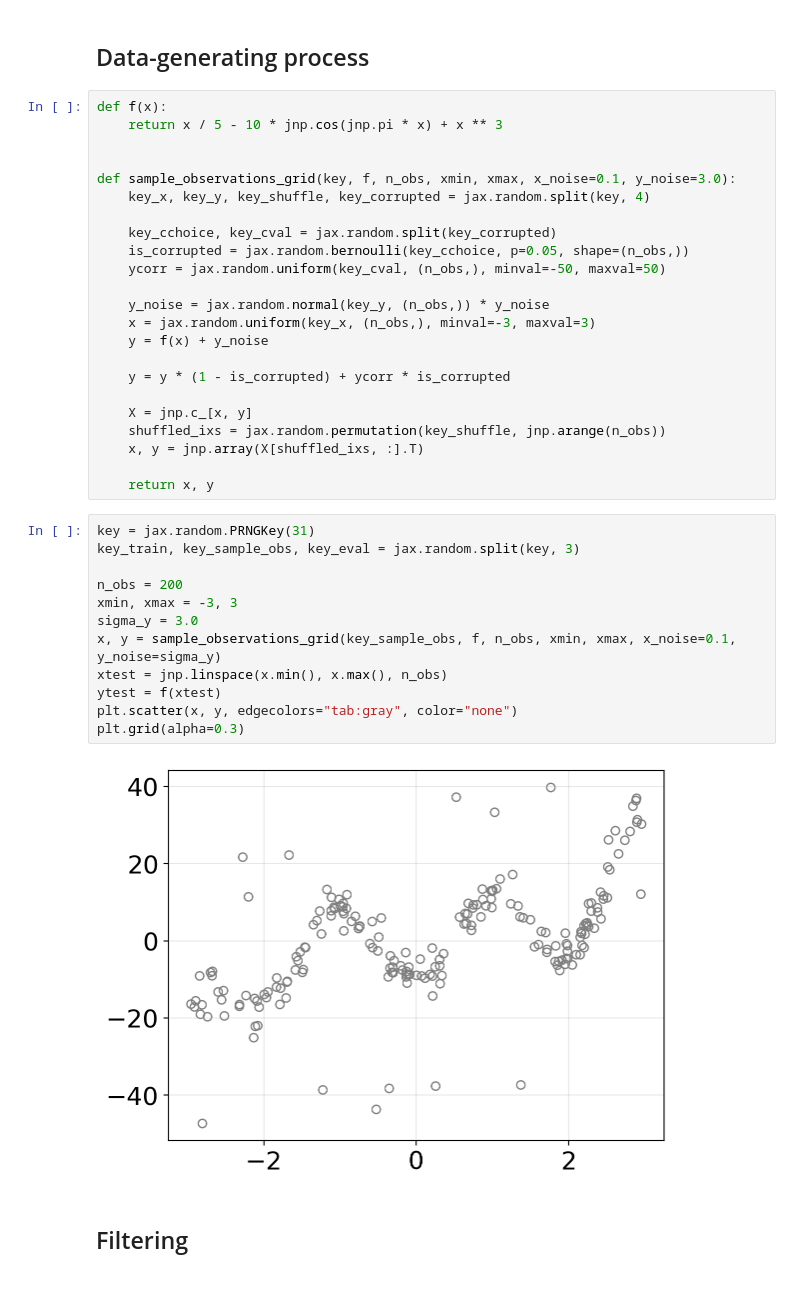
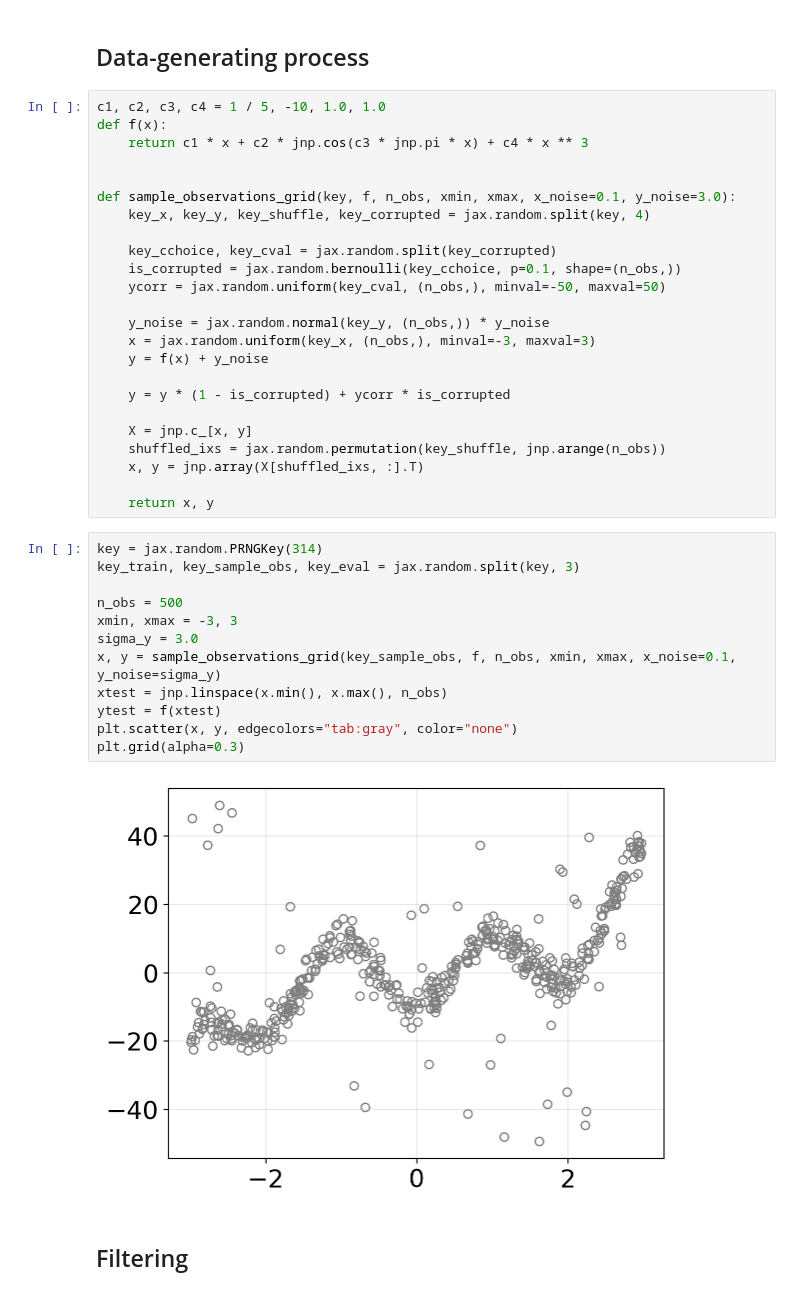
Before and after one commit to gerdm/weighted-likelihood-filter, a Jupyter notebook: experiments/online-mlp-training.ipynb, the cells around one changed output. Cells and saved outputs as stored; diff of their text form.

```diff
--- a/experiments/online-mlp-training.ipynb
+++ b/experiments/online-mlp-training.ipynb
@@ -30,15 +30,16 @@ cmap = {
 # %% [markdown]
 ## Data-generating process
 # %%
+c1, c2, c3, c4 = 1 / 5, -10, 1.0, 1.0
 def f(x):
-    return x / 5 - 10 * jnp.cos(jnp.pi * x) + x ** 3
+    return c1 * x + c2 * jnp.cos(c3 * jnp.pi * x) + c4 * x ** 3
 
 
 def sample_observations_grid(key, f, n_obs, xmin, xmax, x_noise=0.1, y_noise=3.0):
     key_x, key_y, key_shuffle, key_corrupted = jax.random.split(key, 4)
 
     key_cchoice, key_cval = jax.random.split(key_corrupted)
-    is_corrupted = jax.random.bernoulli(key_cchoice, p=0.05, shape=(n_obs,))
+    is_corrupted = jax.random.bernoulli(key_cchoice, p=0.1, shape=(n_obs,))
     ycorr = jax.random.uniform(key_cval, (n_obs,), minval=-50, maxval=50)
 
     y_noise = jax.random.normal(key_y, (n_obs,)) * y_noise
@@ -53,19 +54,19 @@ def sample_observations_grid(key, f, n_obs, xmin, xmax, x_noise=0.1, y_noise=3.0
 
     return x, y
 # %%
-key = jax.random.PRNGKey(31)
+key = jax.random.PRNGKey(314)
 key_train, key_sample_obs, key_eval = jax.random.split(key, 3)
 
-n_obs = 200
+n_obs = 500
 xmin, xmax = -3, 3
 sigma_y = 3.0
 x, y = sample_observations_grid(key_sample_obs, f, n_obs, xmin, xmax, x_noise=0.1, y_noise=sigma_y)
 xtest = jnp.linspace(x.min(), x.max(), n_obs)
 ytest = f(xtest)
 plt.scatter(x, y, edgecolors="tab:gray", color="none")
 plt.grid(alpha=0.3)
 # %% [output]
-[figure, old version]
+[figure, new version]
 # %% [markdown]
 ## Filtering
 # %%
```
Also changed, not shown: parts of 14 cells of this notebook.
